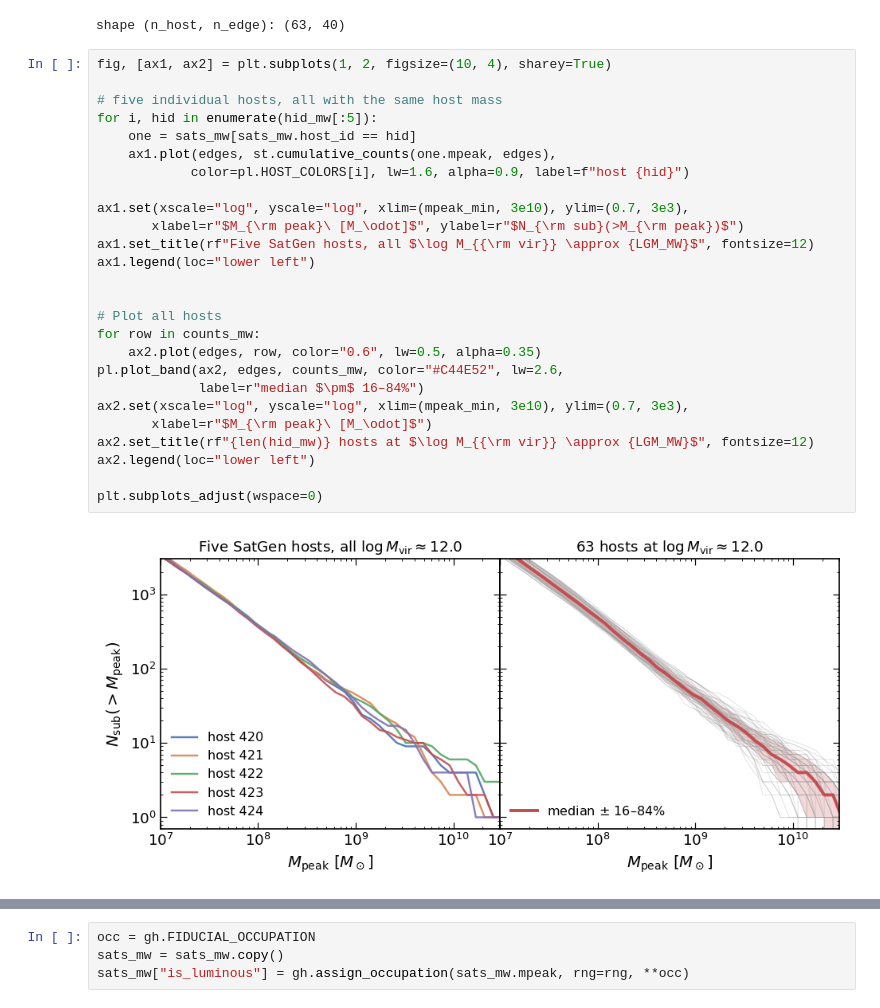
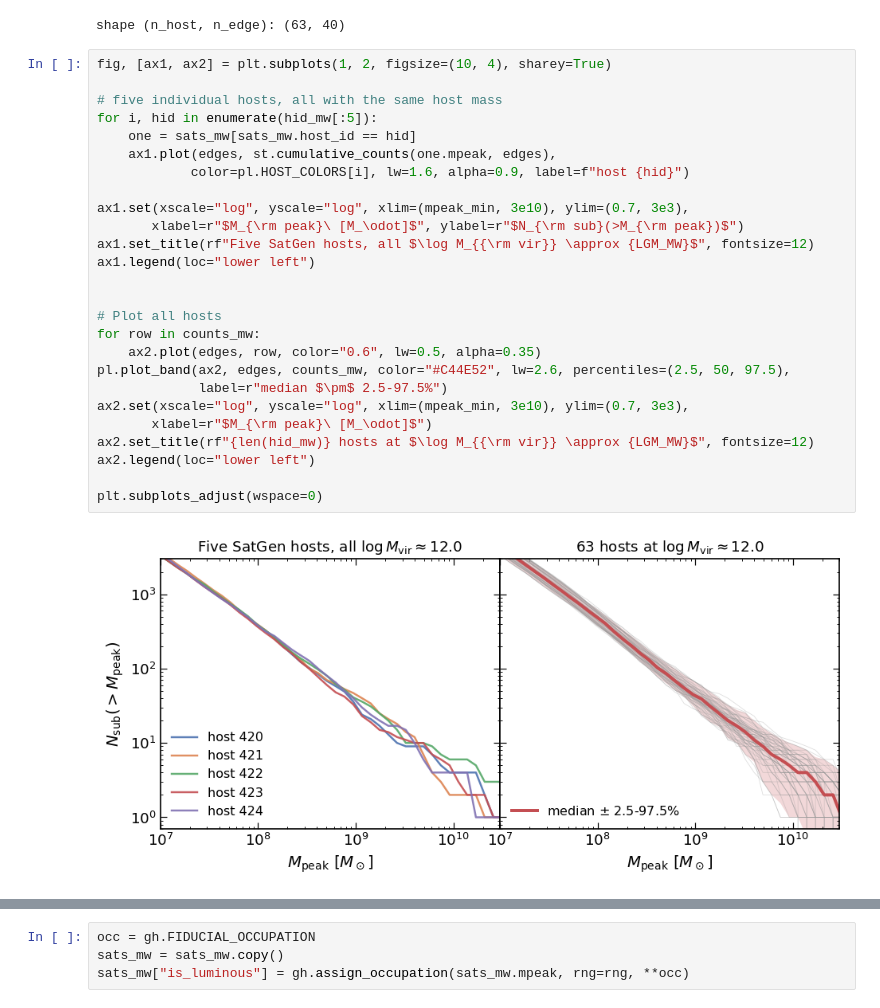
Before and after one commit to elves-surveys/satellite_modeling_tutorial, a Jupyter notebook: notebooks/01_subhalos.ipynb, the cells around one changed output, grey strips where cells are left out. Saved outputs shown, nothing was run; the diff lists cells and outputs as text.

```diff
--- a/notebooks/01_subhalos.ipynb
+++ b/notebooks/01_subhalos.ipynb
@@ -148,29 +124,29 @@ shape (n_host, n_edge): (63, 40)
 # %%
 fig, [ax1, ax2] = plt.subplots(1, 2, figsize=(10, 4), sharey=True)
 
 # five individual hosts, all with the same host mass
 for i, hid in enumerate(hid_mw[:5]):
     one = sats_mw[sats_mw.host_id == hid]
     ax1.plot(edges, st.cumulative_counts(one.mpeak, edges),
             color=pl.HOST_COLORS[i], lw=1.6, alpha=0.9, label=f"host {hid}")
 
 ax1.set(xscale="log", yscale="log", xlim=(mpeak_min, 3e10), ylim=(0.7, 3e3),
        xlabel=r"$M_{\rm peak}\ [M_\odot]$", ylabel=r"$N_{\rm sub}(>M_{\rm peak})$")
 ax1.set_title(rf"Five SatGen hosts, all $\log M_{{\rm vir}} \approx {LGM_MW}$", fontsize=12)
 ax1.legend(loc="lower left")
 
 
 # Plot all hosts
 for row in counts_mw:
     ax2.plot(edges, row, color="0.6", lw=0.5, alpha=0.35)
-pl.plot_band(ax2, edges, counts_mw, color="#C44E52", lw=2.6,
-             label=r"median $\pm$ 16–84%")
+pl.plot_band(ax2, edges, counts_mw, color="#C44E52", lw=2.6, percentiles=(2.5, 50, 97.5),
+             label=r"median $\pm$ 2.5-97.5%")
 ax2.set(xscale="log", yscale="log", xlim=(mpeak_min, 3e10), ylim=(0.7, 3e3),
        xlabel=r"$M_{\rm peak}\ [M_\odot]$")
 ax2.set_title(rf"{len(hid_mw)} hosts at $\log M_{{\rm vir}} \approx {LGM_MW}$", fontsize=12)
 ax2.legend(loc="lower left")
 
 plt.subplots_adjust(wspace=0)
 # %% [output]
-[figure, old version]
+[figure, new version]
 # %% [markdown]
```
Also changed, not shown: parts of 24 cells of this notebook, 5 other files.
